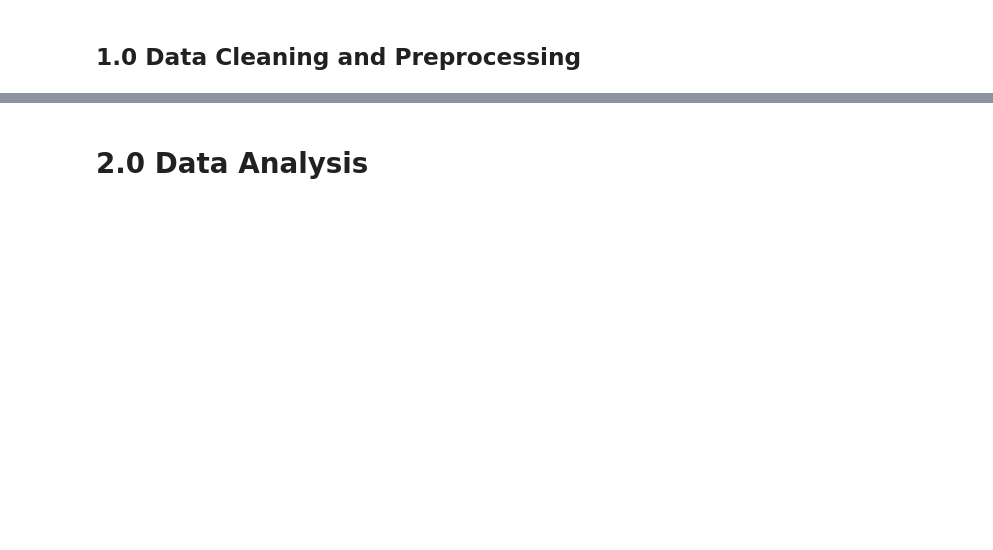
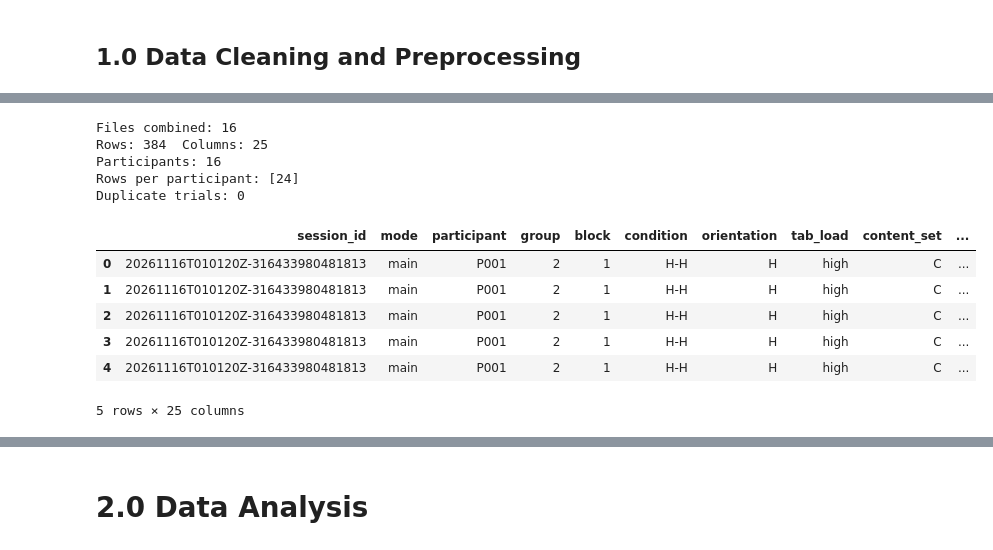
Before and after one commit to jphonrado/HCI2000-Data-Analysis, a Jupyter notebook: main.ipynb, the cells around one changed output, grey strips where cells are left out. Cells and saved outputs as stored; diff of their text form; code cells hidden in the pictures; blank space fills up the shorter version.

```diff
--- a/main.ipynb
+++ b/main.ipynb
@@ -79,0 +35,19 @@ $$\text{Weighted TLX} = \frac{\sum_{d=1}^{6} (\text{rating}_d \times 10) \times
+# %%
+from pathlib import Path
+
+import numpy as np
+import pandas as pd
+
+DATA_DIR = Path("dummy_data")            # later: folder with the real exports
+RECORDS_DIR = DATA_DIR / "records" / "main"
+
+SCREENING_FILE = DATA_DIR / "screening_survey.csv"
+BLOCK_SURVEY_FILE = DATA_DIR / "block_survey.csv"
+WEIGHTING_FILE = DATA_DIR / "weighting_form.csv"
+
+# Check that everything is where we expect it
+for f in [SCREENING_FILE, BLOCK_SURVEY_FILE, WEIGHTING_FILE]:
+    print(f"{f.name:<22} found: {f.exists()}")
+
+main_data_files = sorted(RECORDS_DIR.glob("*/*/main_data.csv"))
+print(f"main_data.csv files found: {len(main_data_files)}")
@@ -81,0 +69,26 @@ $$\text{Weighted TLX} = \frac{\sum_{d=1}^{6} (\text{rating}_d \times 10) \times
+# %%
+main_data = pd.concat(
+    [pd.read_csv(f) for f in main_data_files],
+    ignore_index=True,
+)
+
+print(f"Files combined: {len(main_data_files)}")
+print(f"Rows: {len(main_data)}  Columns: {main_data.shape[1]}")
+print(f"Participants: {main_data['participant'].nunique()}")
+print("Rows per participant:", main_data.groupby("participant").size().unique())
+print("Duplicate trials:", main_data.duplicated(["participant", "block", "trial"]).sum())
+
+main_data.head()
+# %% [output]
+Files combined: 16
+Rows: 384  Columns: 25
+Participants: 16
+Rows per participant: [24]
+Duplicate trials: 0
+|  | session_id | mode | participant | group | block | condition | orientation | tab_load | content_set | ... |
+| 0 | 20261116T010120Z-316433980481813 | main | P001 | 2 | 1 | H-H | H | high | C | ... |
+| 1 | 20261116T010120Z-316433980481813 | main | P001 | 2 | 1 | H-H | H | high | C | ... |
+| 2 | 20261116T010120Z-316433980481813 | main | P001 | 2 | 1 | H-H | H | high | C | ... |
+| 3 | 20261116T010120Z-316433980481813 | main | P001 | 2 | 1 | H-H | H | high | C | ... |
+| 4 | 20261116T010120Z-316433980481813 | main | P001 | 2 | 1 | H-H | H | high | C | ... |
+5 rows × 25 columns
```
Also changed, not shown: parts of 56 cells of this notebook.
